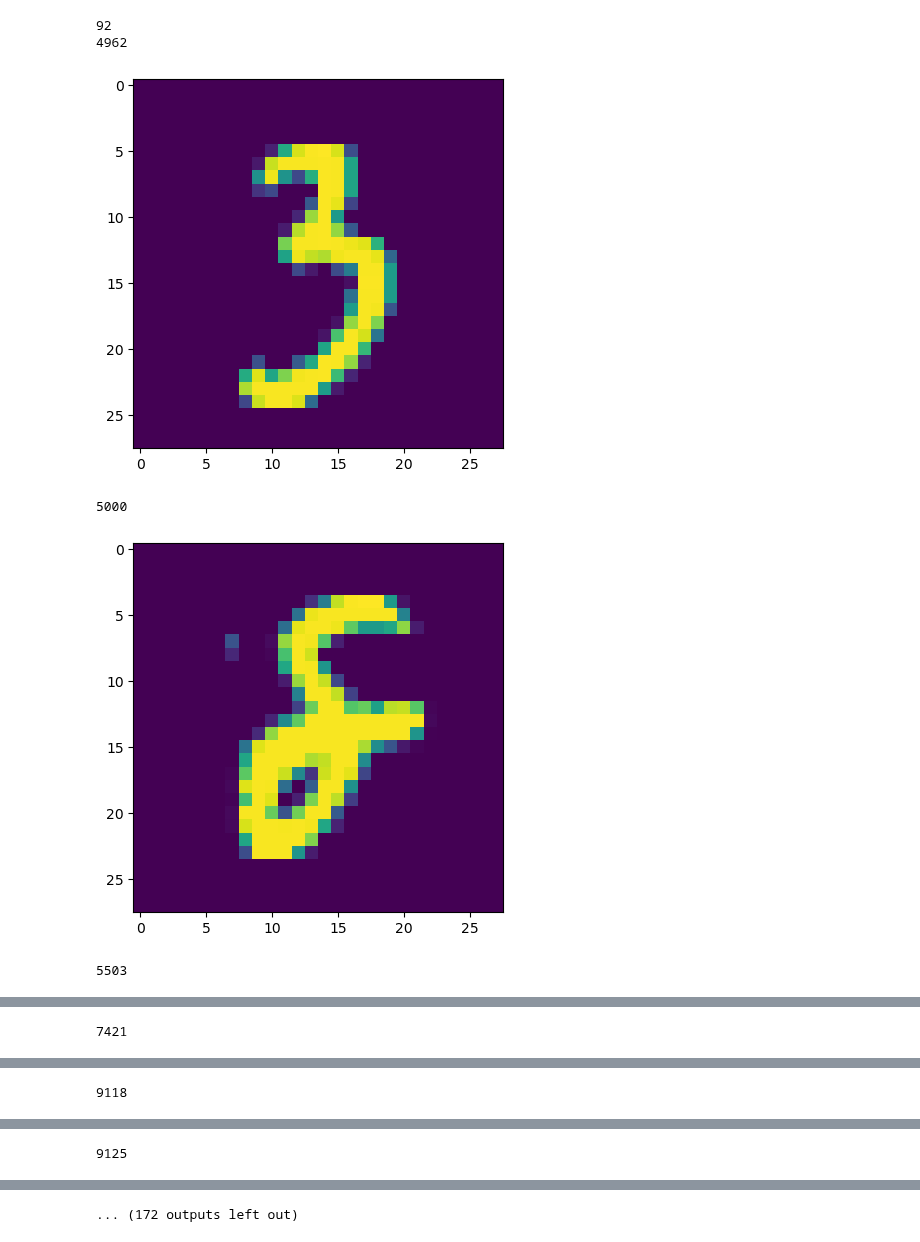
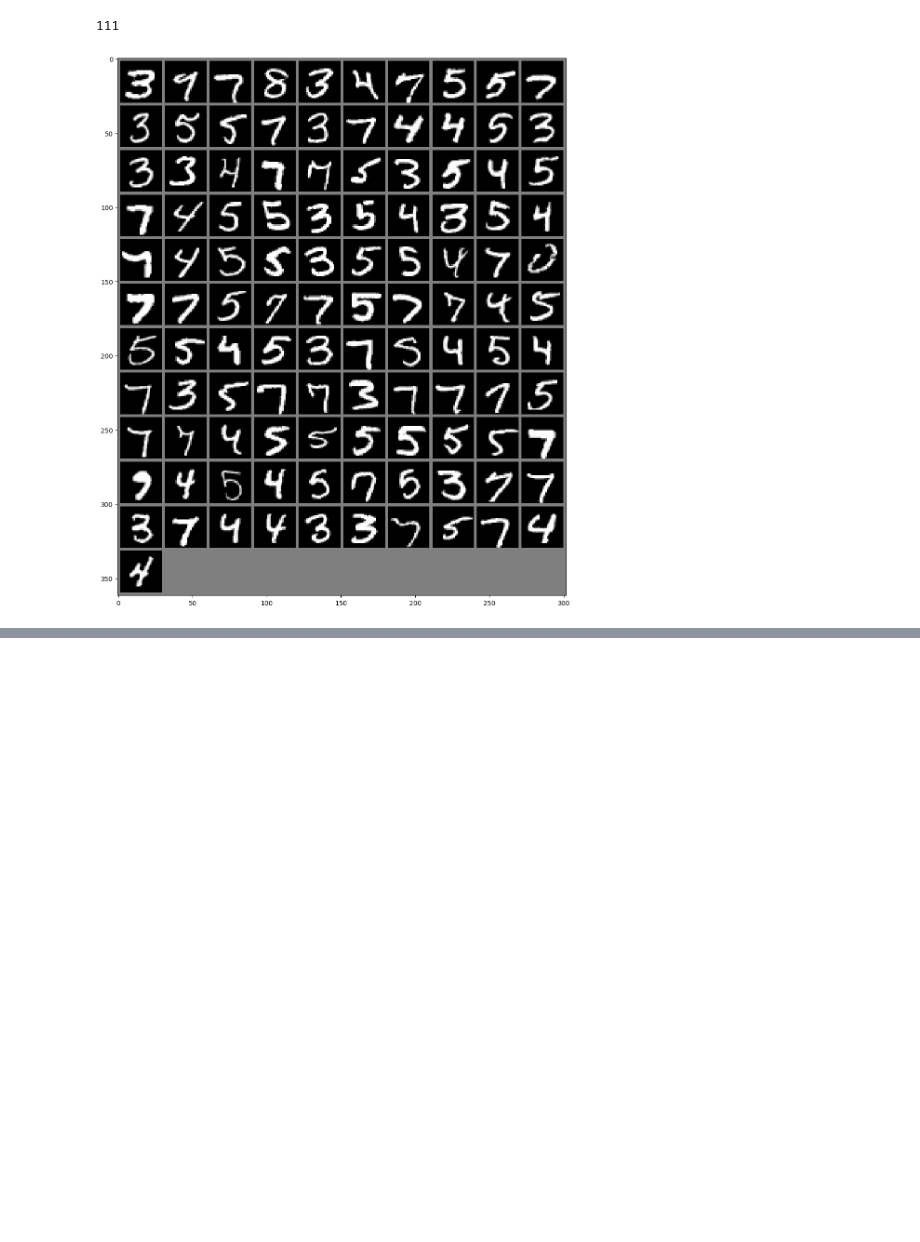
Before and after one commit to benrichards4376/Explanatory-Neural-Networks, a Jupyter notebook: MNIST_explained.ipynb, the cells around one changed output, grey strips where cells are left out. Saved outputs shown, nothing was run; the diff lists cells and outputs as text; code cells hidden in the pictures; blank space fills up the shorter version.

```diff
--- a/MNIST_explained.ipynb
+++ b/MNIST_explained.ipynb
@@ -17,7 +17,7 @@ transform = transforms.Compose([transforms.ToTensor(), transforms.Normalize((0.5
 
 # Download and load the training data for MNIST
 trainset = torchvision.datasets.MNIST(root='./data', train=True, download=True, transform=transform)
-trainloader = torch.utils.data.DataLoader(trainset, batch_size=batch_size, shuffle=True)
+trainloader = torch.utils.data.DataLoader(trainset, batch_size=batch_size, shuffle=False)
 
 testset = torchvision.datasets.MNIST(root='./data', train=False, download=True, transform=transform)
 testloader = torch.utils.data.DataLoader(testset, batch_size=batch_size, shuffle=False)
@@ -52,9 +56,9 @@ class MNISTNet(nn.Module):
     def __init__(self):
         super(MNISTNet, self).__init__()
         # Define your layers here
-        self.fc1 = nn.Linear(784, 784)
-        self.fc2 = nn.Linear(784, 128)
-        self.fc3 = nn.Linear(128, 10)
+        self.fc1 = nn.Linear(784, 128)
+        self.fc2 = nn.Linear(128, 64)
+        self.fc3 = nn.Linear(64, 10)
 
     def forward(self, x):
         # Define the forward pass
@@ -520,48 +486,60 @@ def DiscriminatedOutputs(explainable_network, positive, trueWithRespectToGradien
 
     # Retrieve activations, gradients, and check for correct predictions
     for input_index, (expected, predicted) in enumerate(zip(explainable_network.expected_outputs, explainable_network.predicted_outputs)):
-        if expected == predicted:
+        if True == True:
             activation = explainable_network.get_activations(input_index)
             gradient = explainable_network.get_gradients(input_index)
 
             if activation is not None and gradient is not None:
-                activations[input_index] = activation['fc2'][1]
-                gradients[input_index] = -gradient['fc2'][1] # Negative of the gradient
+                activations[input_index] = activation['fc2'][4]
+                gradients[input_index] = -gradient['fc2'][4] # Negative of the gradient
                 colors.append(color_map(expected))  # Color code based on the correct digit
 
     # Convert lists to numpy arrays for numerical operations
     activationArray = np.array(list(activations.values()))
     gradientsArray = np.array(list(gradients.values()))
     colors = np.array(colors)
 
     # Calculate mean and standard deviation for activations and gradients
     activation_mean = np.mean(activationArray)
     activation_std = np.std(activationArray)
     gradient_mean = np.mean(gradientsArray)
     gradient_std = np.std(gradientsArray)
 
     # Apply filtering for points that are more than std_dev_threshold away in both dimensions
     if positive and trueWithRespectToGradient:
         for keyA, valueA in activations.items():
             if ((valueA - activation_mean) > 1.5 * activation_std) and ((gradients[keyA] - gradient_mean) > 1.5 * gradient_std):
                 extreme_outliers.append(keyA)
     elif not positive and not trueWithRespectToGradient:
         for keyA, valueA in activations.items():
             if ((valueA - activation_mean) < 1.5 * activation_std) and ((gradients[keyA] - gradient_mean) < 1.5 * gradient_std):
                 extreme_outliers.append(keyA)
 
     return extreme_outliers
 truePos = DiscriminatedOutputs(explainable_net, True, True)
 trueNeg = DiscriminatedOutputs(explainable_net, False, False)
 print(len(truePos))
-for i in truePos:
-    print(i)
-    imshow_by_index(i)
+
+def display_image_grid(images, rows, cols):
+    grid = torchvision.utils.make_grid(images, nrow=cols)
+    grid = grid / 2 + 0.5  # Unnormalize
+    plt.figure(figsize=(15, 15))  # Adjust the size as needed
+    plt.imshow(grid.permute(1, 2, 0))
     plt.show()
+
+# Number of images per grid
+images_per_grid = 128  # for example, a 4x4 grid
+
+# Calculate rows and columns for the grid
+cols = 10  # Number of columns
+rows = images_per_grid // cols
+
+# Display the images in grids
+for i in range(0, len(truePos), images_per_grid):
+    selected_indices = truePos[i:i+images_per_grid]
+    selected_images = torch.stack([all_images[index] for index in selected_indices])
+    display_image_grid(selected_images, rows, cols)
 # %% [output]
-92
-4962
+111
-[figure, old version]
+[figure, new version]
-5000
-[figure, removed]
-5503
@@ -569 +545,0 @@ for i in truePos:
-7421
@@ -571 +545,0 @@ for i in truePos:
-9118
@@ -573 +545,0 @@ for i in truePos:
-9125
@@ -575,4 +546,3 @@ for i in truePos:
-... (172 outputs left out)
 # %%
 def DiscriminatedOutputs(explainable_network, positive, trueWithRespectToGradient):
     activations = []
```
Also changed, not shown: parts of 14 cells of this notebook, 1 other file.
